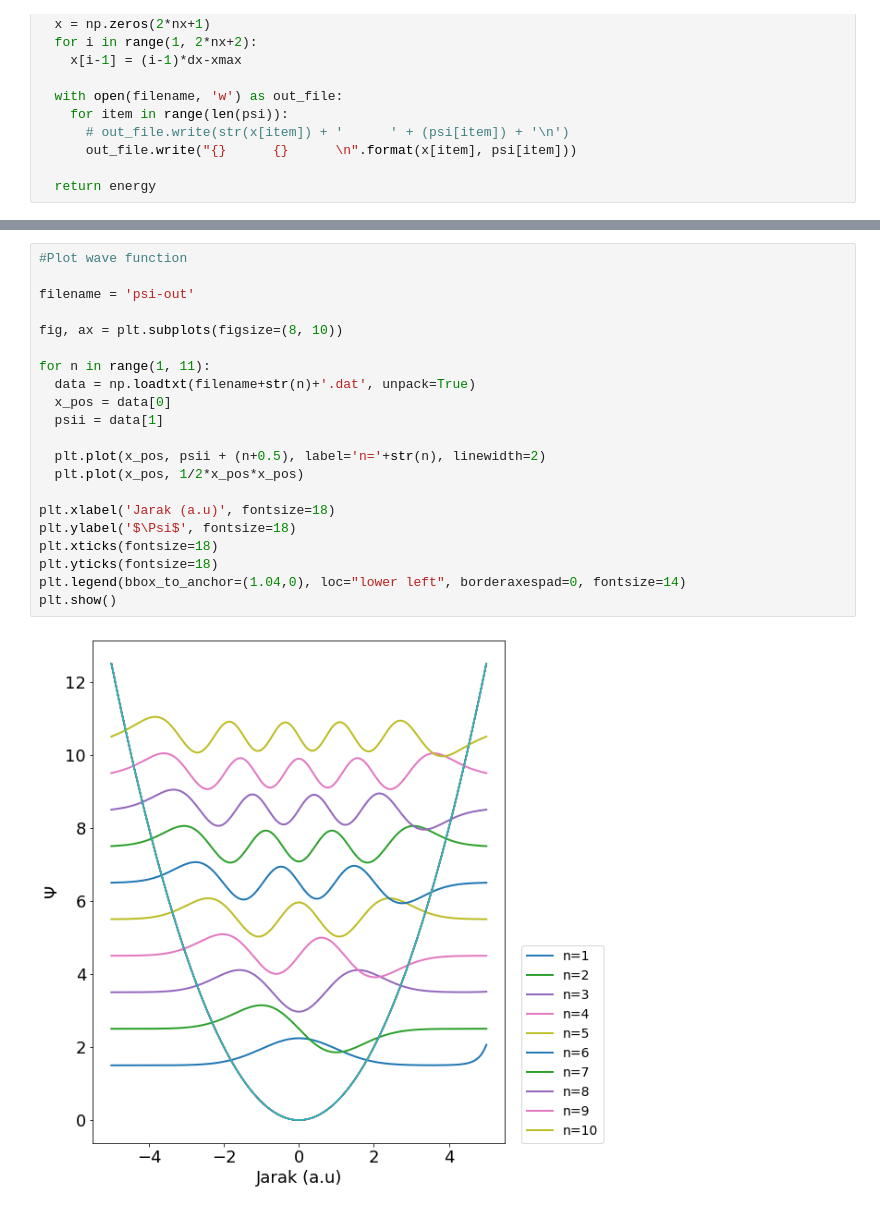
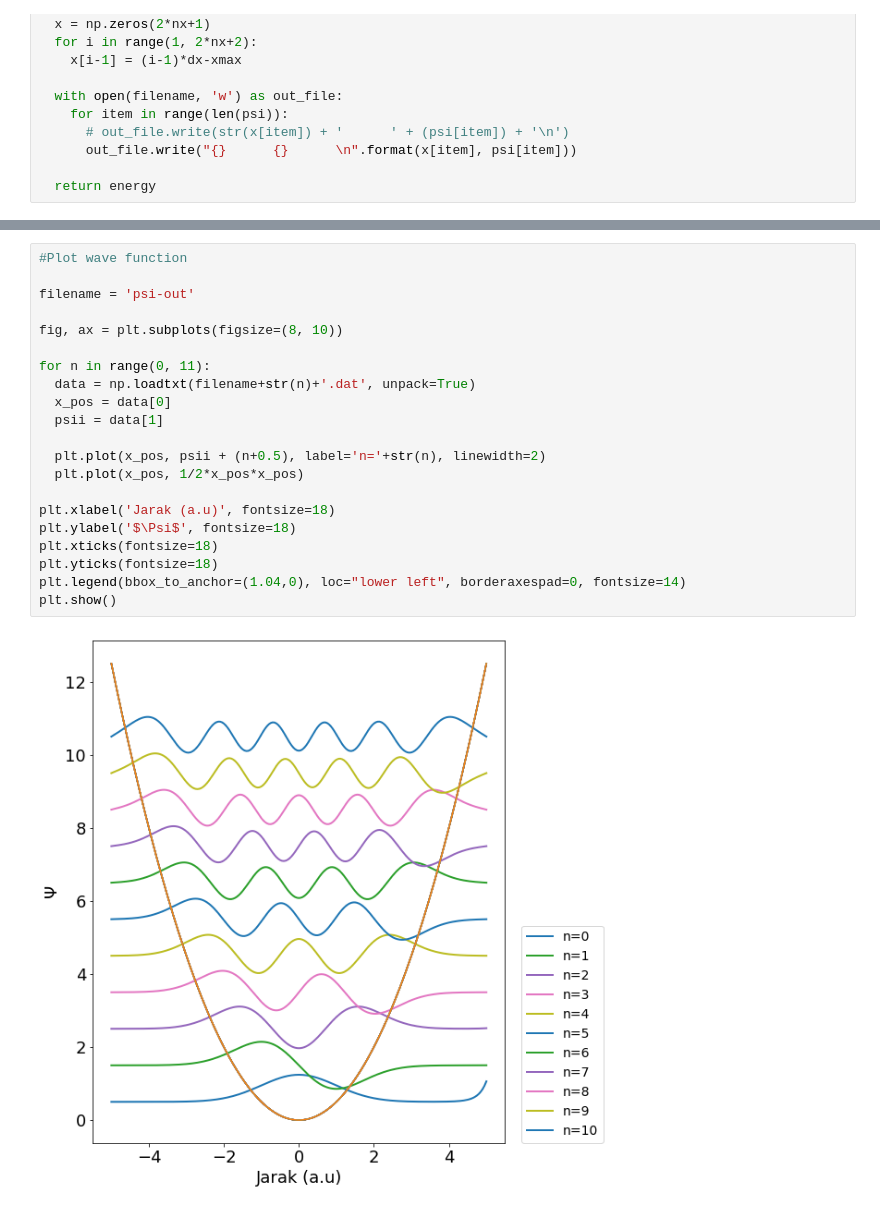
Before and after one commit to adh182/atomic-comp, a Jupyter notebook: Harmonic_Oscillator.ipynb, the cells around one changed output, grey strips where cells are left out. Saved outputs shown, nothing was run; the diff lists cells and outputs as text.

```diff
--- a/Harmonic_Oscillator.ipynb
+++ b/Harmonic_Oscillator.ipynb
@@ -177,23 +178,23 @@ output
 # %%
 #Plot wave function
 
 filename = 'psi-out'
 
 fig, ax = plt.subplots(figsize=(8, 10))
 
-for n in range(1, 11):
+for n in range(0, 11):
   data = np.loadtxt(filename+str(n)+'.dat', unpack=True)
   x_pos = data[0]
   psii = data[1]
 
   plt.plot(x_pos, psii + (n+0.5), label='n='+str(n), linewidth=2)
   plt.plot(x_pos, 1/2*x_pos*x_pos)
 
 plt.xlabel('Jarak (a.u)', fontsize=18)
 plt.ylabel('$\Psi$', fontsize=18)
 plt.xticks(fontsize=18)
 plt.yticks(fontsize=18)
 plt.legend(bbox_to_anchor=(1.04,0), loc="lower left", borderaxespad=0, fontsize=14)
 plt.show()
 # %% [output]
-[figure, old version]
+[figure, new version]
```
Also changed, not shown: parts of 4 cells of this notebook.
